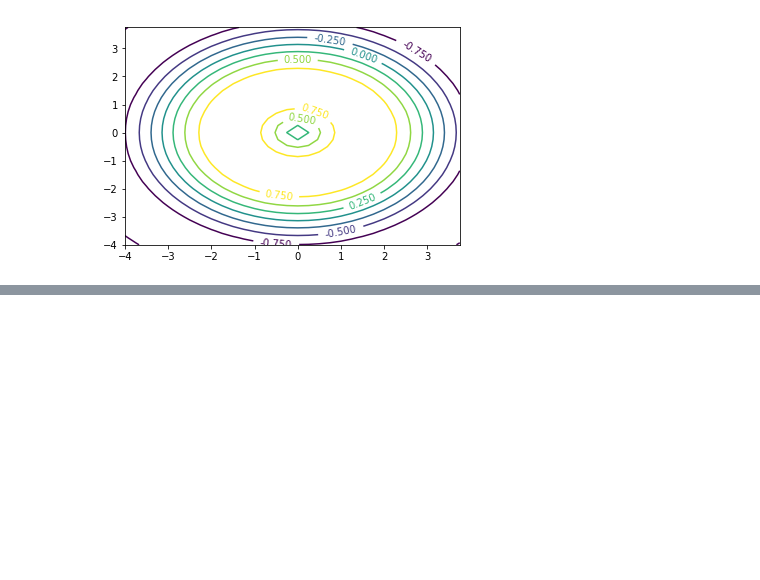
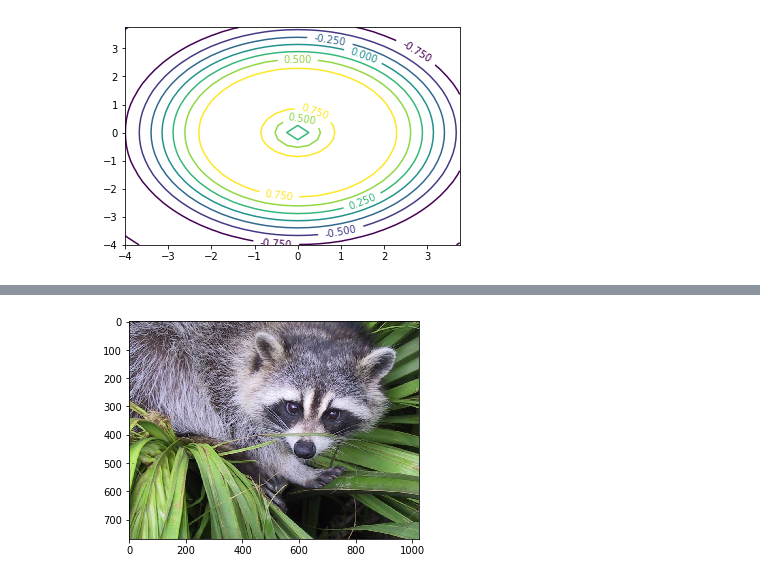
Before and after one commit to Parker-Lyu/ML_BY_Andrew, a Jupyter notebook: Test.ipynb, the cells around one changed output, grey strips where cells are left out. Saved outputs shown, nothing was run; the diff lists cells and outputs as text; code cells hidden in the pictures; blank space fills up the shorter version.

```diff
--- a/Test.ipynb
+++ b/Test.ipynb
@@ -72,0 +113,6 @@ plt.show()
+# %%
+face = sp.misc.face()
+plt.imshow(face)
+plt.show()
+# %% [output]
+[figure, added]
```
Also changed, not shown: parts of 7 cells of this notebook, 2 other files.
